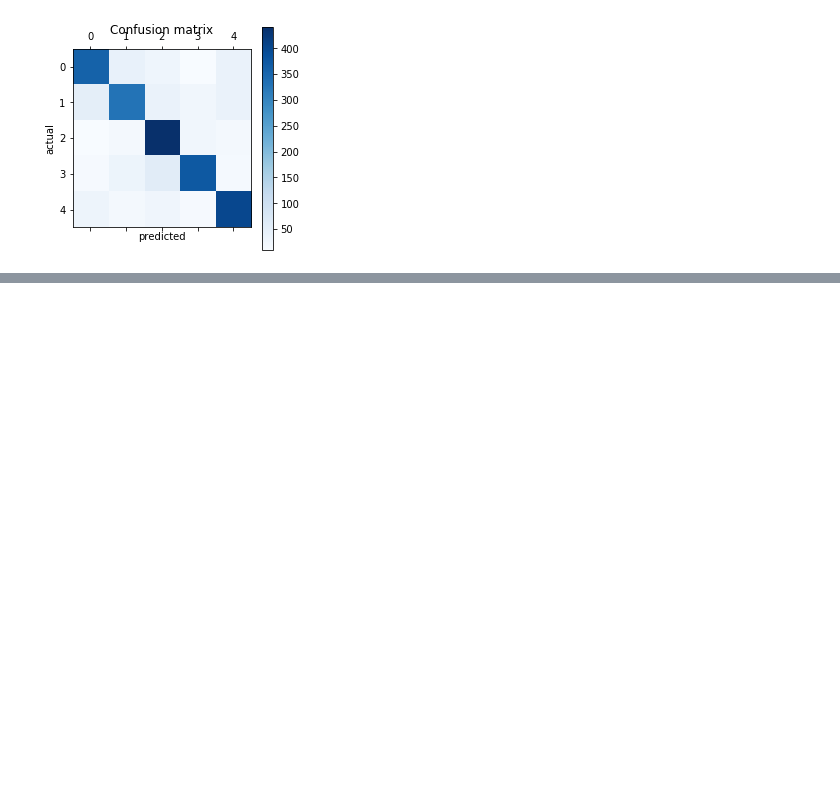
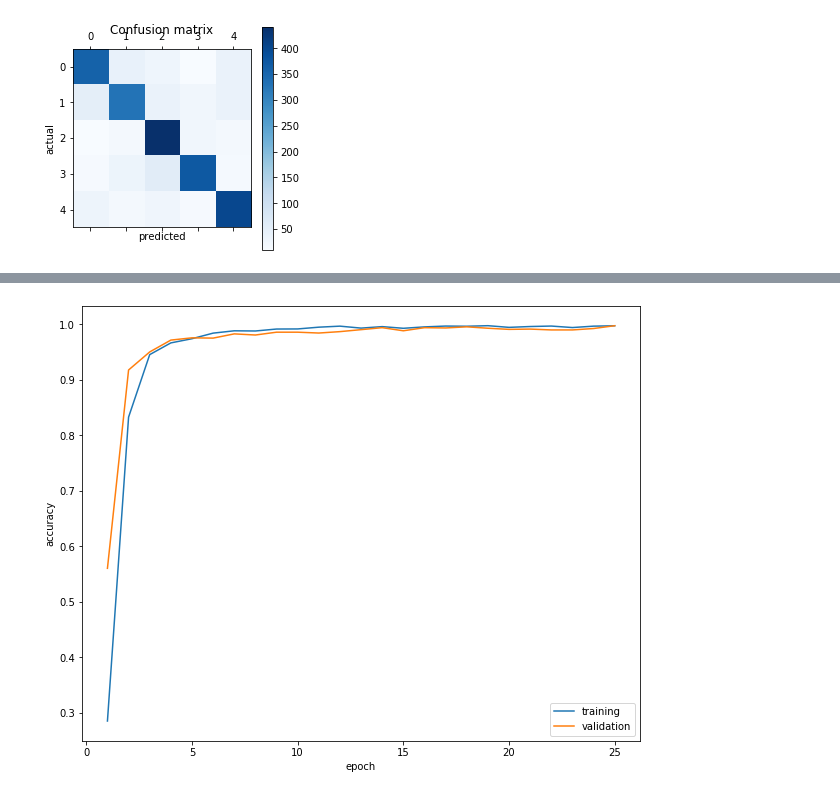
Before and after one commit to uclshyhhao/AMLS_19-20_LSH_SN16067637, a Jupyter notebook: B1/Faceshape_B1.ipynb, the cells around one changed output, grey strips where cells are left out. Cells and saved outputs as stored; diff of their text form; code cells hidden in the pictures; blank space fills up the shorter version.

```diff
--- a/B1/Faceshape_B1.ipynb
+++ b/B1/Faceshape_B1.ipynb
@@ -290,0 +268,11 @@ plt.show
+# %%
+df = pd.read_csv("/Users/shyhhao/Documents/AMLSassignment19_-20_LSH_SN16067637/AMLS_19-20_LSH_SN16067637/dataset_AMLS_19-20/dataset_AMLS_19-20/cartoon_set/labels.csv")
+df = pd.DataFrame(df).reset_index()
+df.columns = ['Index', 'Total']
+del df['Index']
+df['eye_color'] = df['Total'].str.split('\t').str[1]
+df['face_shape'] = df['Total'].str.split('\t').str[2]
+df['img_name'] = df['Total'].str.split('\t').str[3]
+del df['Total']
+del df['eye_color']
+df
@@ -290,0 +293,4 @@ plt.show
+# %%
+train, test = train_test_split(df, test_size = 0.2, random_state = 0)
+print(len(train))
+print(len(test))
@@ -290,0 +389,10 @@ plt.show
+# %%
+from datetime import datetime
+start = datetime.now()
+cnn_training = model.fit_generator(train_gen,
+                                   steps_per_epoch = train_gen.samples // 32,
+                                   validation_data = val_gen,
+                                   validation_steps = val_gen.samples // 32,
+                                   epochs = 25
+                                  )
+print(datetime.now() - start)
@@ -290,0 +417,14 @@ plt.show
+# %%
+num_epochs = 25
+epoch_nums = range(1,num_epochs+1)
+training_acc = cnn_training.history['acc']
+validation_acc = cnn_training.history['val_acc']
+plt.figure(figsize=(10,8))
+plt.plot(epoch_nums, training_acc)
+plt.plot(epoch_nums, validation_acc)
+plt.xlabel('epoch')
+plt.ylabel('accuracy')
+plt.legend(['training', 'validation'], loc='lower right')
+plt.show()
+# %% [output]
+[figure, added]
```
Also changed, not shown: parts of 14 cells of this notebook, 1 other file.
